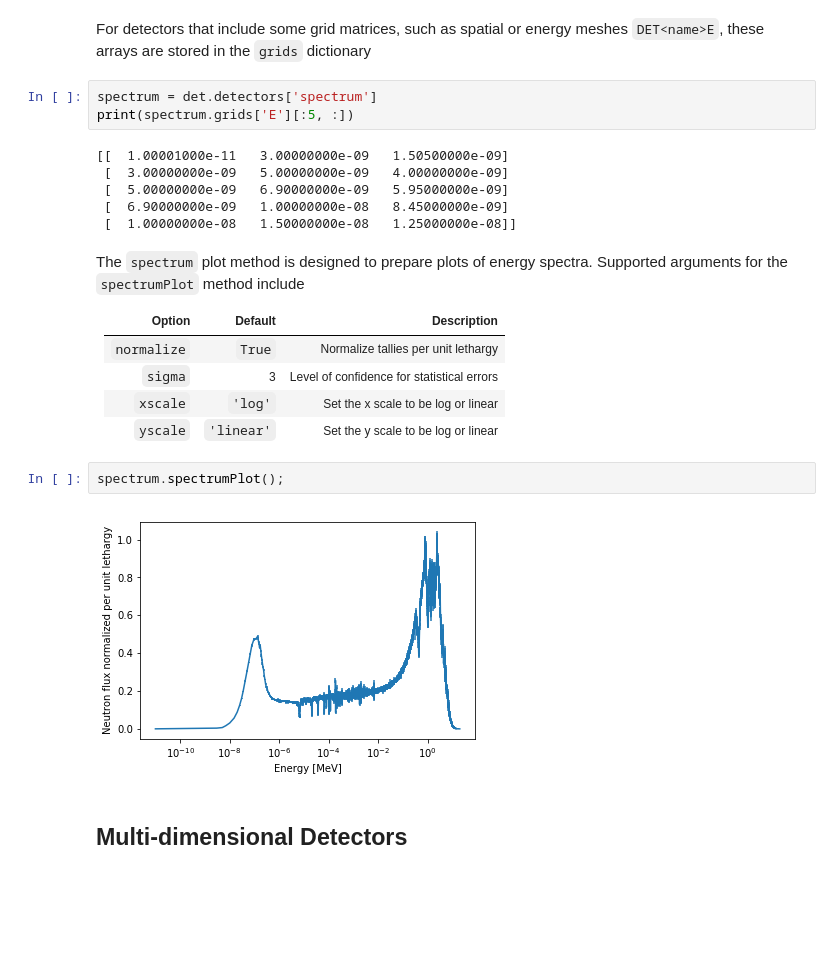
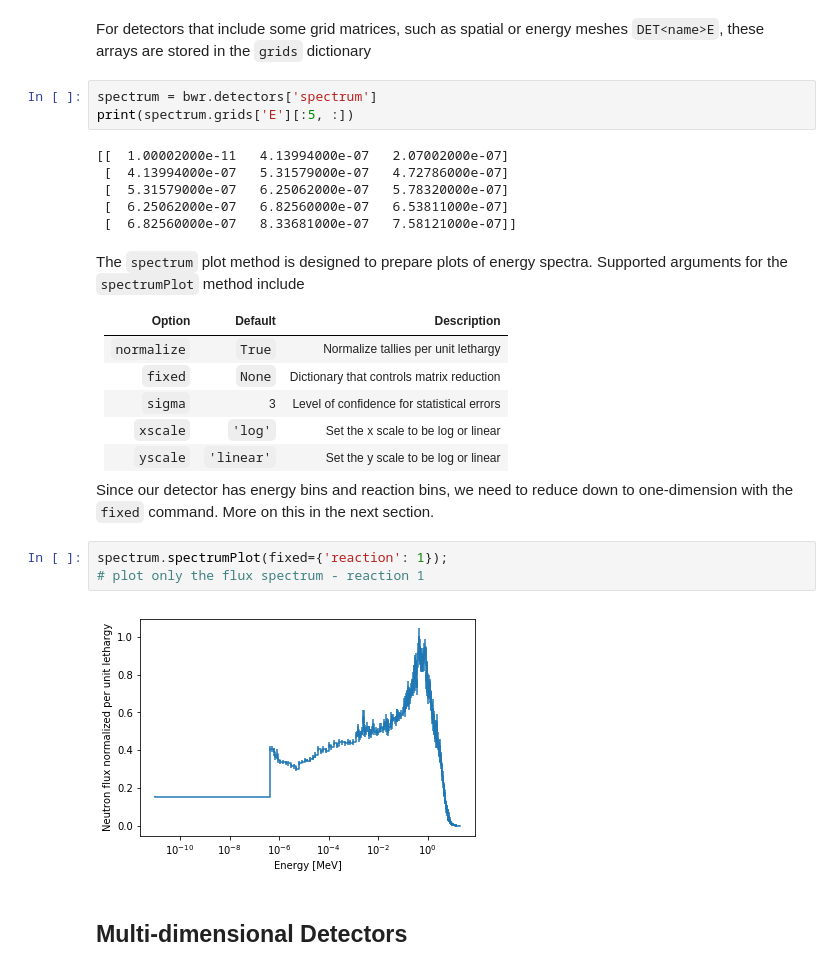
Before and after one commit to CORE-GATECH-GROUP/serpent-tools, a Jupyter notebook: examples/Detector.ipynb, the cells around one changed output. Saved outputs shown, nothing was run; the diff lists cells and outputs as text; blank space fills up the shorter version.

```diff
--- a/examples/Detector.ipynb
+++ b/examples/Detector.ipynb
@@ -146,27 +153,31 @@ nodeFlx.plot(xdim='universe', what='errors');
 # %% [markdown]
 For detectors that include some grid matrices, such as spatial or energy meshes `DET<name>E`, these arrays are stored in the `grids` dictionary
 # %%
-spectrum = det.detectors['spectrum']
+spectrum = bwr.detectors['spectrum']
 print(spectrum.grids['E'][:5, :])
 # %% [output]
-[[  1.00001000e-11   3.00000000e-09   1.50500000e-09]
- [  3.00000000e-09   5.00000000e-09   4.00000000e-09]
- [  5.00000000e-09   6.90000000e-09   5.95000000e-09]
- [  6.90000000e-09   1.00000000e-08   8.45000000e-09]
- [  1.00000000e-08   1.50000000e-08   1.25000000e-08]]
+[[  1.00002000e-11   4.13994000e-07   2.07002000e-07]
+ [  4.13994000e-07   5.31579000e-07   4.72786000e-07]
+ [  5.31579000e-07   6.25062000e-07   5.78320000e-07]
+ [  6.25062000e-07   6.82560000e-07   6.53811000e-07]
+ [  6.82560000e-07   8.33681000e-07   7.58121000e-07]]
 # %% [markdown]
 The `spectrum` plot method is designed to prepare plots of energy spectra. Supported arguments for the `spectrumPlot` method include
 
 |Option|Default|Description|
 |-|-|-|
 |`normalize`|`True`|Normalize tallies per unit lethargy|
+|`fixed`| `None`|Dictionary that controls matrix reduction|
 |`sigma`|3|Level of confidence for statistical errors|
 |`xscale`|`'log'`|Set the x scale to be log or linear|
 |`yscale`|`'linear'`|Set the y scale to be log or linear|
+
+Since our detector has energy bins and reaction bins, we need to reduce down to one-dimension with the `fixed` command. More on this in the next section.
-# %%
-spectrum.spectrumPlot();
-# %% [output]
-[figure, removed]
+# %%
+spectrum.spectrumPlot(fixed={'reaction': 1});
+# plot only the flux spectrum - reaction 1
+# %% [output]
+[figure, added]
 # %% [markdown]
 ## Multi-dimensional Detectors
 # %% [markdown]
```
Also changed, not shown: parts of 23 cells of this notebook, 4 other files.
